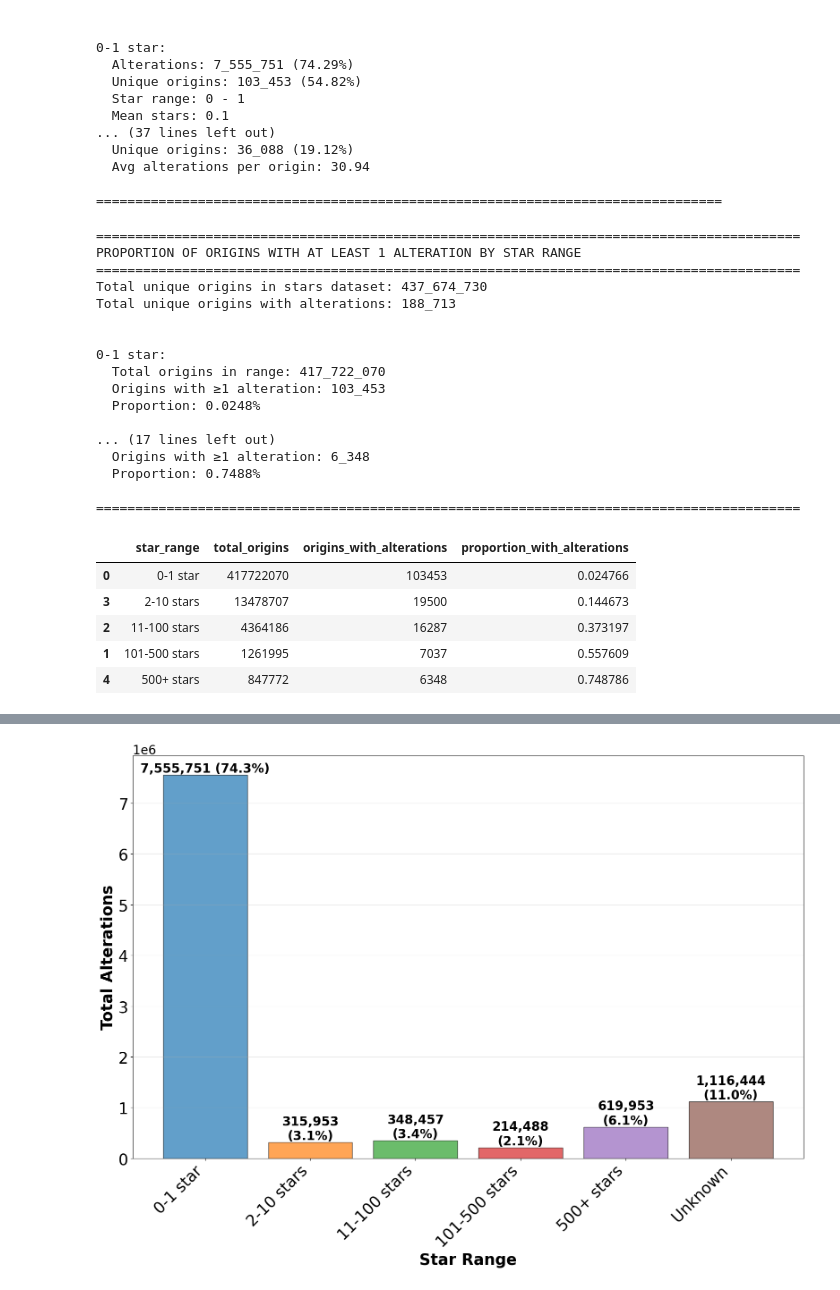
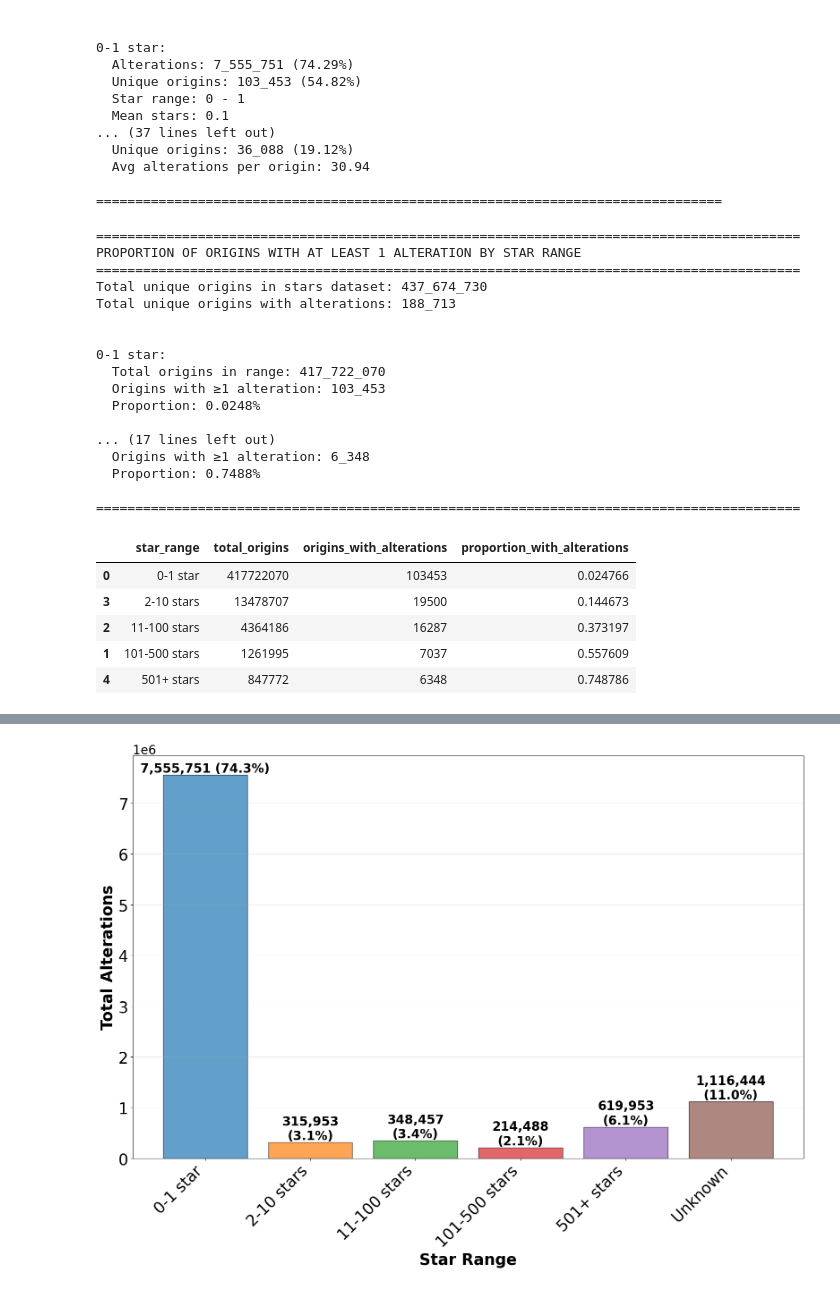
Before and after one commit to srapaport/tags-alterations, a Jupyter notebook: notebooks/quantitative.ipynb, the cells around one changed output, grey strips where cells are left out. Saved outputs shown, nothing was run; the diff lists cells and outputs as text; code cells hidden in the pictures.

Commit message:
500+ stars --> 501+ stars

```diff
--- a/notebooks/quantitative.ipynb
+++ b/notebooks/quantitative.ipynb
@@ -1226,7 +1226,7 @@ def categorize_stars(stars):
     elif stars <= 500:
         return '101-500 stars'
     else:
-        return '500+ stars'
+        return '501+ stars'
 
 df['star_range'] = df['stars'].apply(categorize_stars)
 
@@ -1241,7 +1241,7 @@ star_stats = df.groupby('star_range').agg({
 star_stats.columns = ['star_range', 'total_alterations', 'unique_origins', 'min_stars', 'max_stars', 'mean_stars', 'median_stars']
 
 # Order by star range
-star_order = ['0-1 star', '2-10 stars', '11-100 stars', '101-500 stars', '500+ stars', 'Unknown']
+star_order = ['0-1 star', '2-10 stars', '11-100 stars', '101-500 stars', '501+ stars', 'Unknown']
 star_stats['order'] = star_stats['star_range'].apply(lambda x: star_order.index(x) if x in star_order else 999)
 star_stats = star_stats.sort_values('order').drop(columns=['order'])
 
@@ -1308,7 +1308,7 @@ proportion_analysis['proportion_with_alterations'] = (
 )
 
 # Order by star range
-star_order = ['0-1 star', '2-10 stars', '11-100 stars', '101-500 stars', '500+ stars', 'Unknown']
+star_order = ['0-1 star', '2-10 stars', '11-100 stars', '101-500 stars', '501+ stars', 'Unknown']
 proportion_analysis['order'] = proportion_analysis['star_range'].apply(lambda x: star_order.index(x) if x in star_order else 999)
 proportion_analysis = proportion_analysis.sort_values('order').drop(columns=['order'])
 
@@ -1325,34 +1325,34 @@ for idx, row in proportion_analysis.iterrows():
     print(f"  Origins with ≥1 alteration: {row['origins_with_alterations']:_}")
     print(f"  Proportion: {row['proportion_with_alterations']:.4f}%")
 
 print("\n" + "=" * 90)
 
 # Display as dataframe
 proportion_analysis[['star_range', 'total_origins', 'origins_with_alterations', 'proportion_with_alterations']]
 # %% [output]
 ==========================================================================================
 PROPORTION OF ORIGINS WITH AT LEAST 1 ALTERATION BY STAR RANGE
 ==========================================================================================
 Total unique origins in stars dataset: 437_674_730
 Total unique origins with alterations: 188_713
 
 
 0-1 star:
   Total origins in range: 417_722_070
   Origins with ≥1 alteration: 103_453
   Proportion: 0.0248%
 
 ... (17 lines left out)
   Origins with ≥1 alteration: 6_348
   Proportion: 0.7488%
 
 ==========================================================================================
 |  | star_range | total_origins | origins_with_alterations | proportion_with_alterations |
 | 0 | 0-1 star | 417722070 | 103453 | 0.024766 |
 | 3 | 2-10 stars | 13478707 | 19500 | 0.144673 |
 | 2 | 11-100 stars | 4364186 | 16287 | 0.373197 |
 | 1 | 101-500 stars | 1261995 | 7037 | 0.557609 |
-| 4 | 500+ stars | 847772 | 6348 | 0.748786 |
+| 4 | 501+ stars | 847772 | 6348 | 0.748786 |
 # %%
 # Visualize star count statistics
 import matplotlib.pyplot as plt
```
Also changed, not shown: parts of 3 cells of this notebook, 2 other files.
